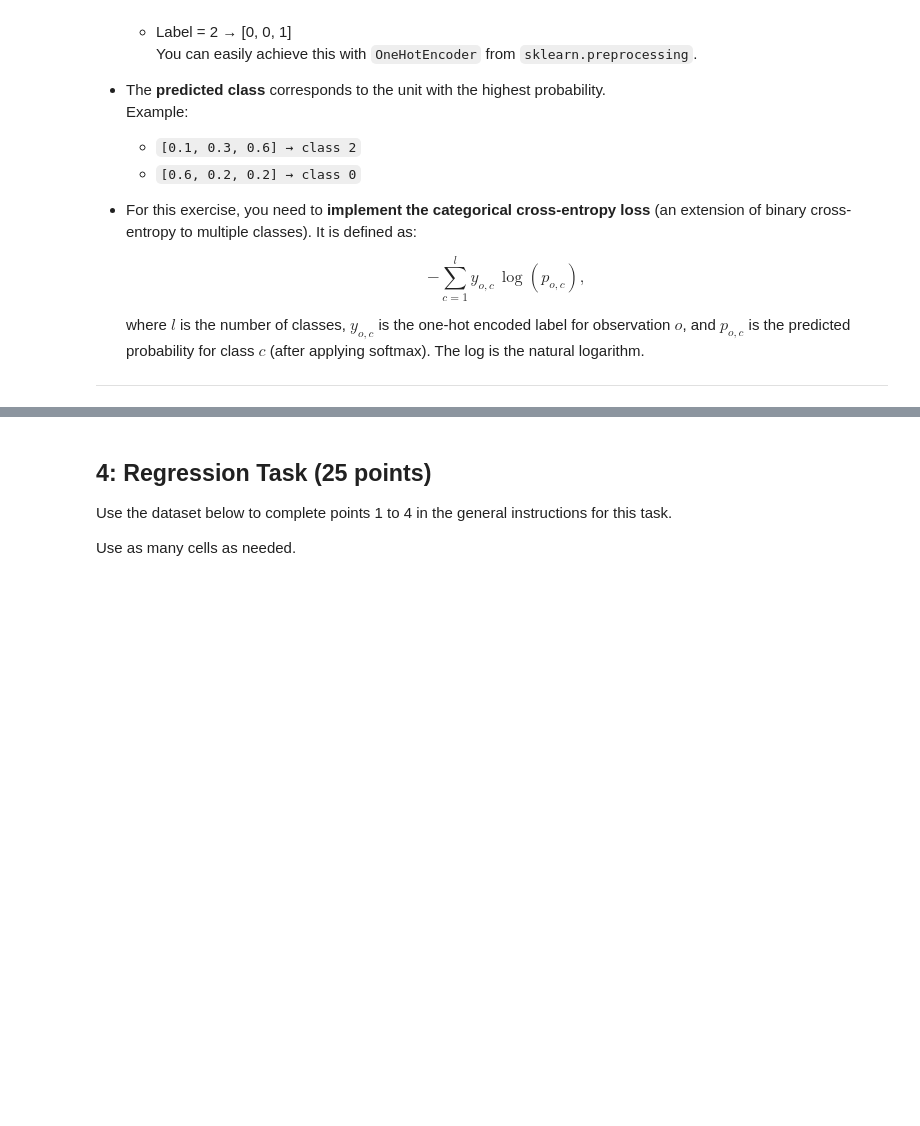
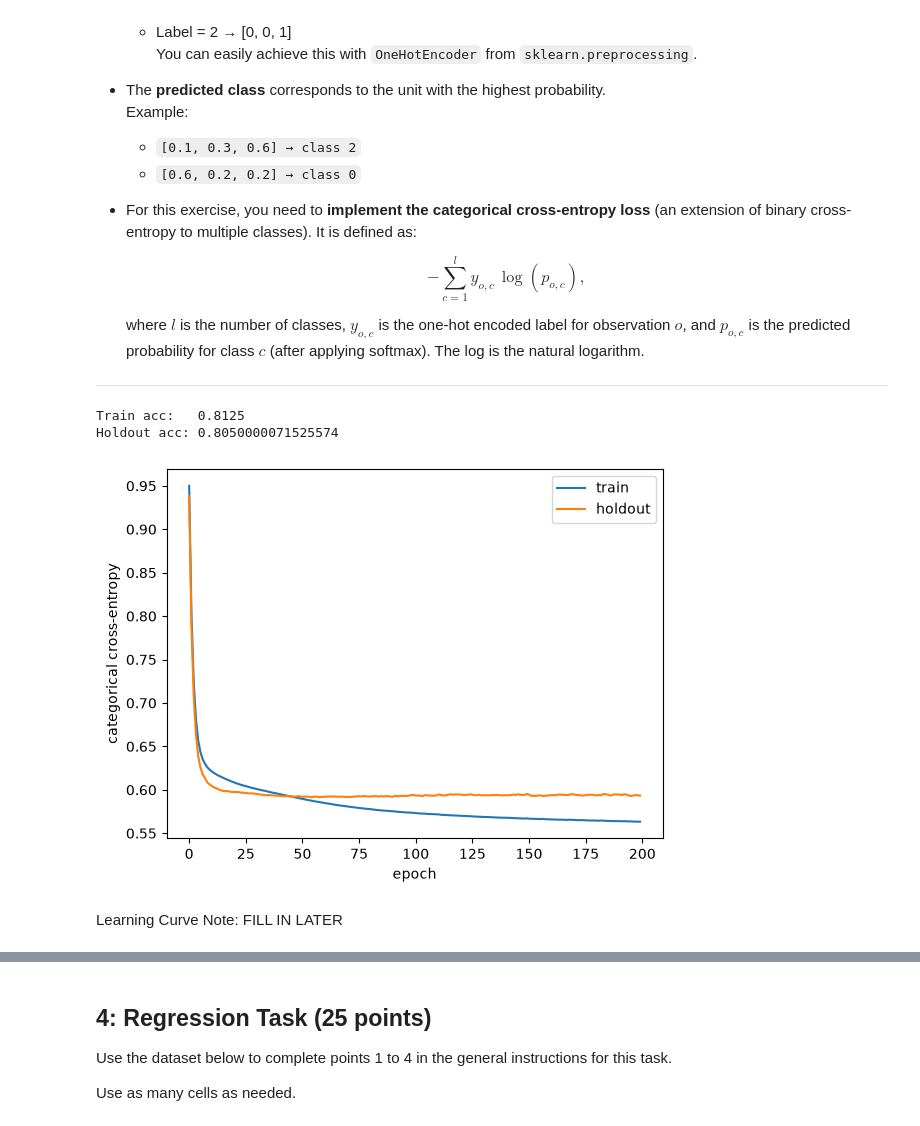
Before and after one commit to james-torgerson/ds4021_lab04, a Jupyter notebook: 04-manual-mlps.ipynb, the cells around one changed output, grey strips where cells are left out. Saved outputs shown, nothing was run; the diff lists cells and outputs as text; code cells hidden in the pictures; blank space fills up the shorter version.

Commit message:
Multi-Class Classification

```diff
--- a/04-manual-mlps.ipynb
+++ b/04-manual-mlps.ipynb
@@ -143,0 +151,23 @@ X, y = make_classification(n_samples=1000, n_classes=3,
+# %%
+# 80/20 split
+X_train, X_test, y_train, y_test = train_test_split(
+    X, y, test_size=0.2, random_state=1234, stratify=y)
+# %%
+# standardize on train set
+scaler = StandardScaler().fit(X_train)
+X_train_s = scaler.transform(X_train)
+X_test_s = scaler.transform(X_test)
+
+# one hot encode
+ohe = OneHotEncoder(sparse_output=False).fit(y_train.reshape(-1, 1))
+Y_train_oh = ohe.transform(y_train.reshape(-1, 1))
+Y_test_oh = ohe.transform(y_test.reshape(-1, 1))
+# %%
+
+# convert to PyTorch tensors
+X_train_t = torch.tensor(X_train_s, dtype=torch.float32)
+X_test_t = torch.tensor(X_test_s, dtype=torch.float32)
+Y_train_t = torch.tensor(Y_train_oh, dtype=torch.float32)
+Y_test_t = torch.tensor(Y_test_oh, dtype=torch.float32)
+y_train_t = torch.tensor(y_train, dtype=torch.long)
+y_test_t = torch.tensor(y_test, dtype=torch.long)
@@ -143,0 +244,20 @@ X, y = make_classification(n_samples=1000, n_classes=3,
+# %%
+# accuracy function
+def accuracy(y_true, y_pred):
+    return (y_true == y_pred).float().mean().item()
+# %%
+# check
+m = MultiClassMLP(2, 8, 3, n_layers=1, activation="relu")
+m.fit(X_train_t, Y_train_t, epochs=200, lr=0.05, X_val=X_test_t, Y_val=Y_test_t)
+print("Train acc:  ", accuracy(y_train_t, m.predict(X_train_t)))
+print("Holdout acc:", accuracy(y_test_t, m.predict(X_test_t)))
+
+plt.plot(m.history["train_cost"], label="train")
+plt.plot(m.history["val_cost"], label="holdout")
+plt.xlabel("epoch"); plt.ylabel("categorical cross-entropy"); plt.legend(); plt.show()
+# %% [output]
+Train acc:   0.8125
+Holdout acc: 0.8050000071525574
+[figure, added]
+# %% [markdown]
+Learning Curve Note: FILL IN LATER
```
Also changed, not shown: parts of 5 cells of this notebook.
